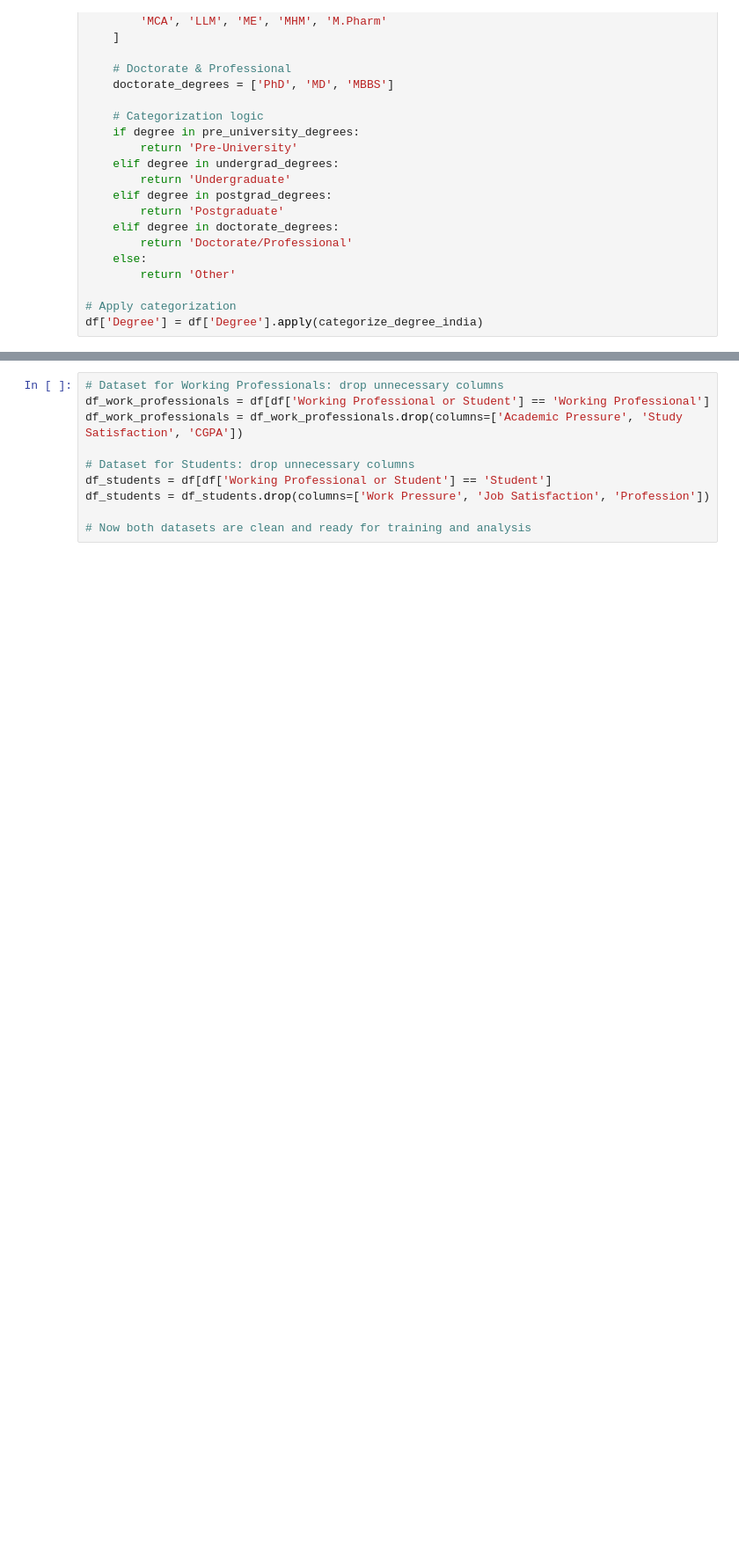
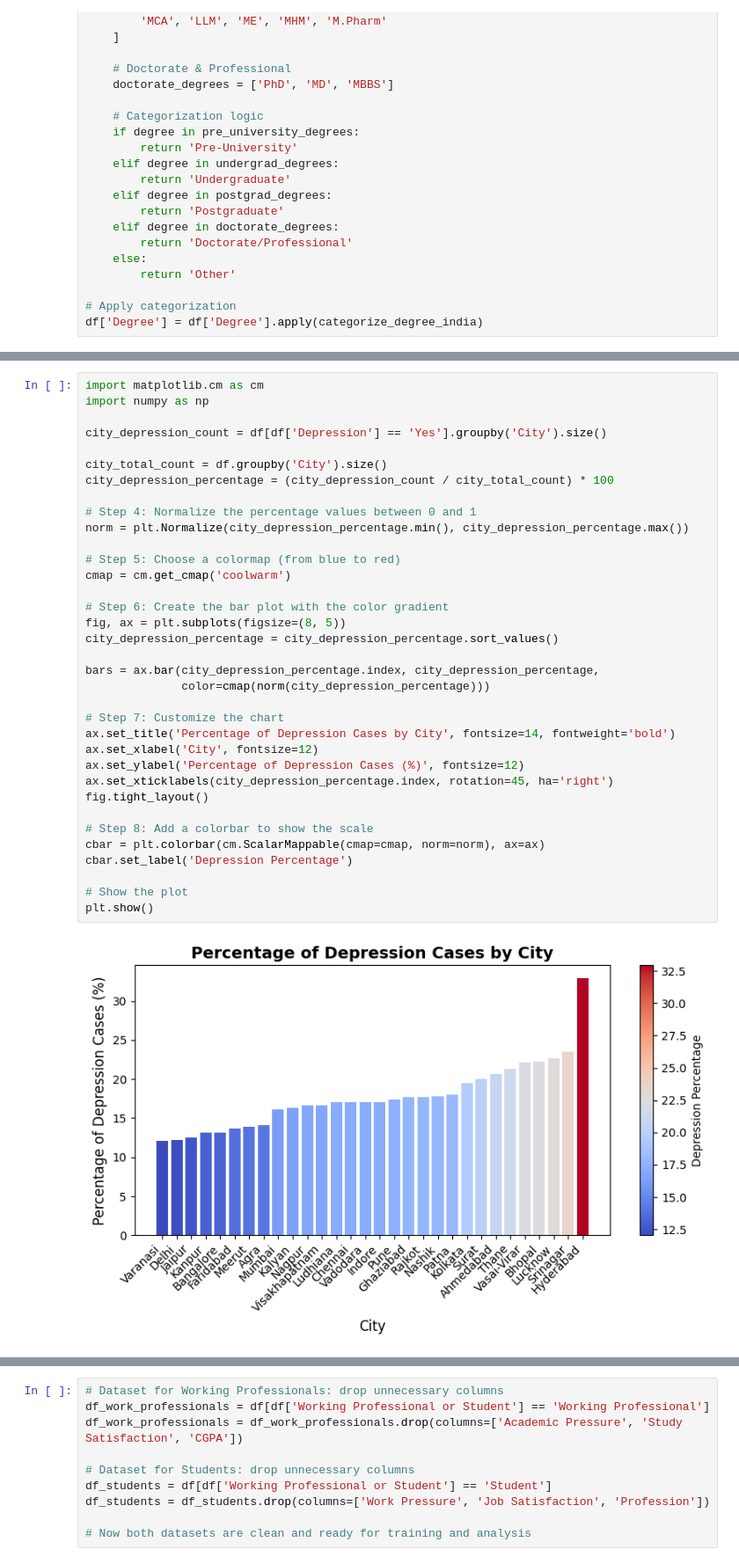
Before and after one commit to AbdessamadTzn/Sad-Brain-Analytics-Hackathon, a Jupyter notebook: sadbrainanalytics.ipynb, the cells around one changed output, grey strips where cells are left out. Shown at 88% size. Saved outputs shown, nothing was run; the diff lists cells and outputs as text; blank space fills up the shorter version.

```diff
--- a/sadbrainanalytics.ipynb
+++ b/sadbrainanalytics.ipynb
@@ -359,0 +438,37 @@ Undergraduate                    3.000000
+# %%
+import matplotlib.cm as cm
+import numpy as np
+
+city_depression_count = df[df['Depression'] == 'Yes'].groupby('City').size()
+
+city_total_count = df.groupby('City').size()
+city_depression_percentage = (city_depression_count / city_total_count) * 100
+
+# Step 4: Normalize the percentage values between 0 and 1
+norm = plt.Normalize(city_depression_percentage.min(), city_depression_percentage.max())
+
+# Step 5: Choose a colormap (from blue to red)
+cmap = cm.get_cmap('coolwarm')
+
+# Step 6: Create the bar plot with the color gradient
+fig, ax = plt.subplots(figsize=(8, 5))
+city_depression_percentage = city_depression_percentage.sort_values()
+
+bars = ax.bar(city_depression_percentage.index, city_depression_percentage,
+              color=cmap(norm(city_depression_percentage)))
+
+# Step 7: Customize the chart
+ax.set_title('Percentage of Depression Cases by City', fontsize=14, fontweight='bold')
+ax.set_xlabel('City', fontsize=12)
+ax.set_ylabel('Percentage of Depression Cases (%)', fontsize=12)
+ax.set_xticklabels(city_depression_percentage.index, rotation=45, ha='right')
+fig.tight_layout()
+
+# Step 8: Add a colorbar to show the scale
+cbar = plt.colorbar(cm.ScalarMappable(cmap=cmap, norm=norm), ax=ax)
+cbar.set_label('Depression Percentage')
+
+# Show the plot
+plt.show()
+# %% [output]
+[figure, added]
```
Also changed, not shown: parts of 22 cells of this notebook.
